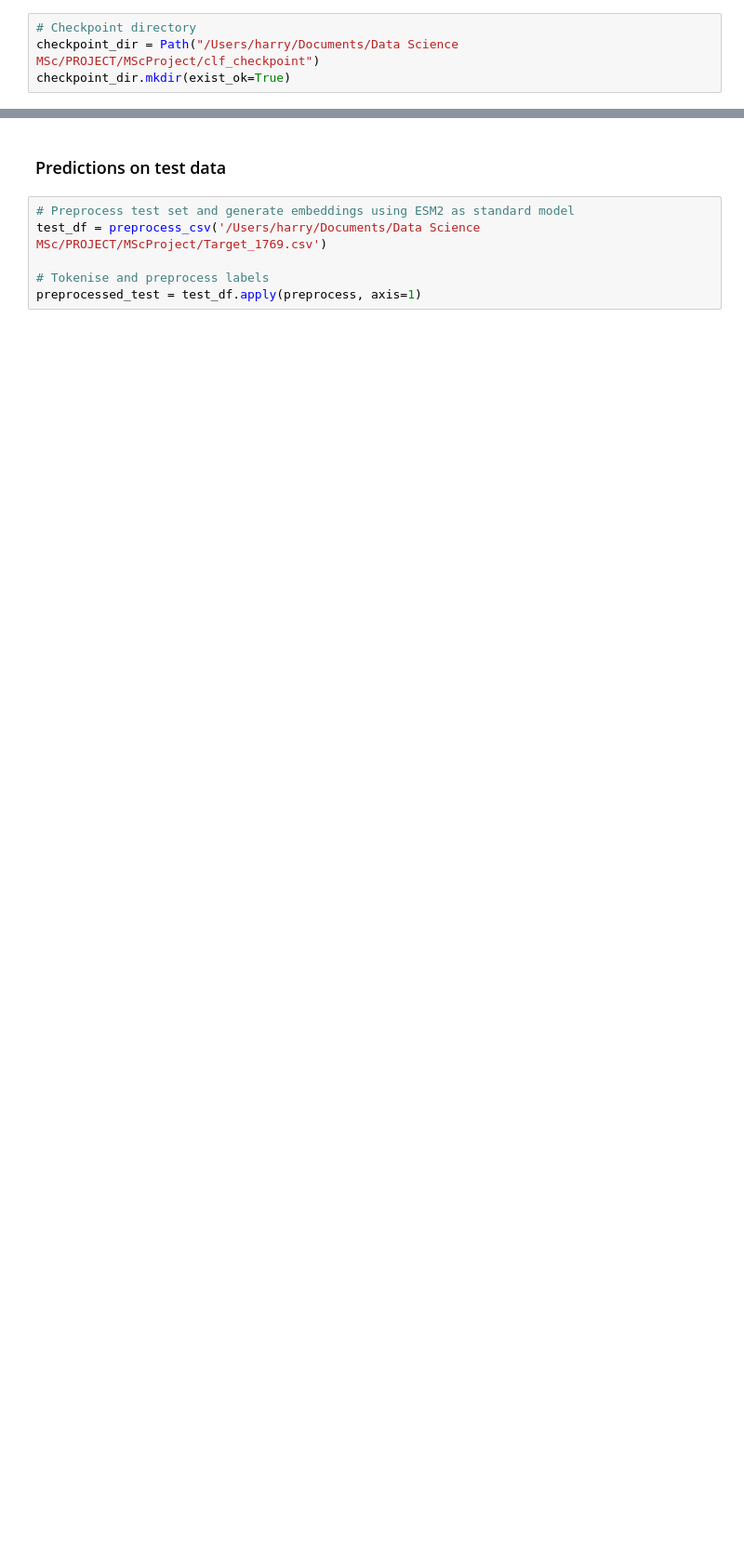
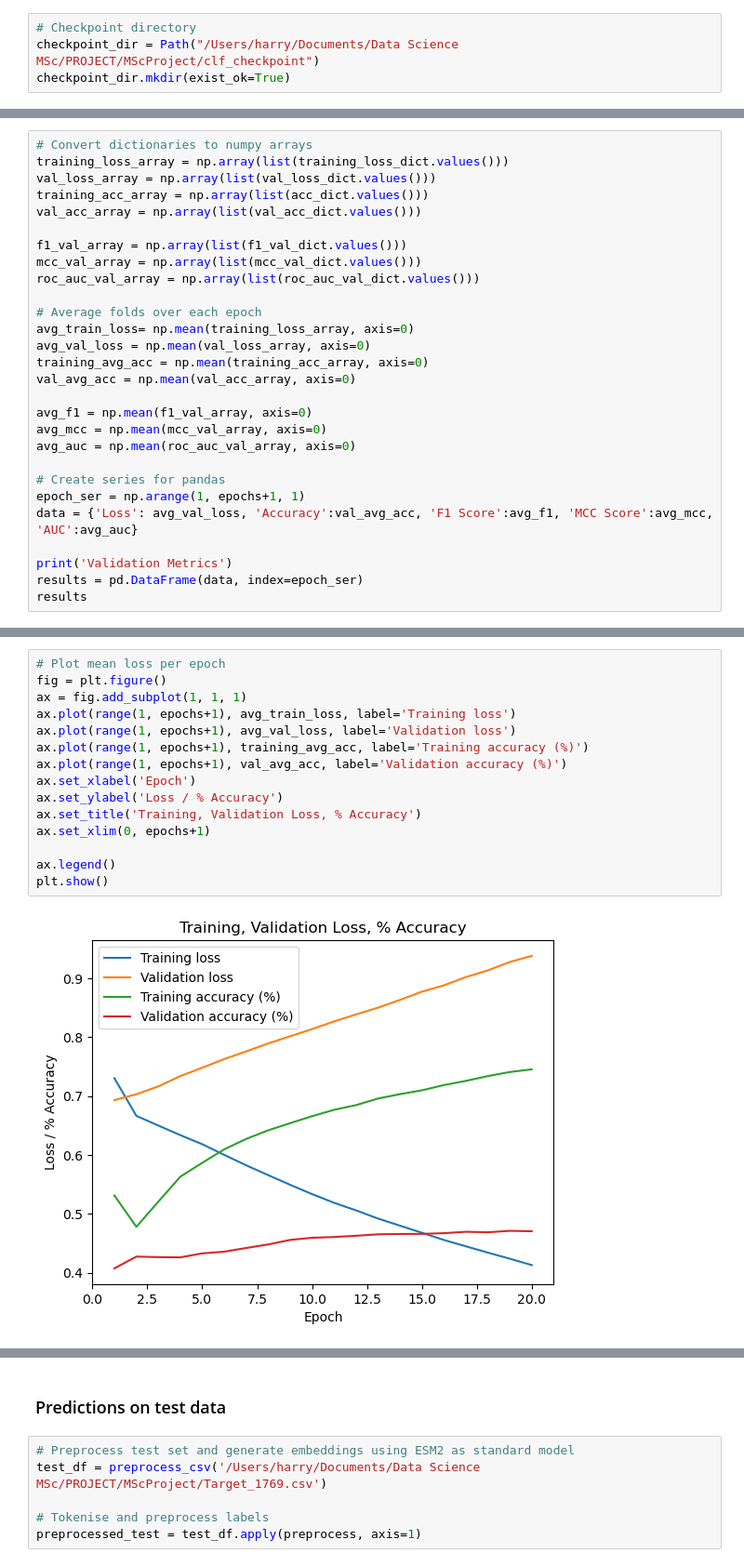
Before and after one commit to harryb257/MScProject, a Jupyter notebook: ESM2 finetune.ipynb, the cells around one changed output, grey strips where cells are left out. Shown at 93% size. Cells and saved outputs as stored; diff of their text form; blank space fills up the shorter version.

```diff
--- a/ESM2 finetune.ipynb
+++ b/ESM2 finetune.ipynb
@@ -703,0 +652,28 @@ RuntimeError: Tensor for argument weight is on cpu but expected on mps
+# %%
+# Convert dictionaries to numpy arrays
+training_loss_array = np.array(list(training_loss_dict.values()))
+val_loss_array = np.array(list(val_loss_dict.values()))
+training_acc_array = np.array(list(acc_dict.values()))
+val_acc_array = np.array(list(val_acc_dict.values()))
+
+f1_val_array = np.array(list(f1_val_dict.values()))
+mcc_val_array = np.array(list(mcc_val_dict.values()))
+roc_auc_val_array = np.array(list(roc_auc_val_dict.values()))
+
+# Average folds over each epoch
+avg_train_loss= np.mean(training_loss_array, axis=0)
+avg_val_loss = np.mean(val_loss_array, axis=0)
+training_avg_acc = np.mean(training_acc_array, axis=0)
+val_avg_acc = np.mean(val_acc_array, axis=0)
+
+avg_f1 = np.mean(f1_val_array, axis=0)
+avg_mcc = np.mean(mcc_val_array, axis=0)
+avg_auc = np.mean(roc_auc_val_array, axis=0)
+
+# Create series for pandas
+epoch_ser = np.arange(1, epochs+1, 1)
+data = {'Loss': avg_val_loss, 'Accuracy':val_avg_acc, 'F1 Score':avg_f1, 'MCC Score':avg_mcc, 'AUC':avg_auc}
+
+print('Validation Metrics')
+results = pd.DataFrame(data, index=epoch_ser)
+results
@@ -703,0 +699,17 @@ RuntimeError: Tensor for argument weight is on cpu but expected on mps
+# %%
+# Plot mean loss per epoch
+fig = plt.figure()
+ax = fig.add_subplot(1, 1, 1)
+ax.plot(range(1, epochs+1), avg_train_loss, label='Training loss')
+ax.plot(range(1, epochs+1), avg_val_loss, label='Validation loss')
+ax.plot(range(1, epochs+1), training_avg_acc, label='Training accuracy (%)')
+ax.plot(range(1, epochs+1), val_avg_acc, label='Validation accuracy (%)')
+ax.set_xlabel('Epoch')
+ax.set_ylabel('Loss / % Accuracy')
+ax.set_title('Training, Validation Loss, % Accuracy')
+ax.set_xlim(0, epochs+1)
+
+ax.legend()
+plt.show()
+# %% [output]
+[figure, added]
```
Also changed, not shown: parts of 18 cells of this notebook.
